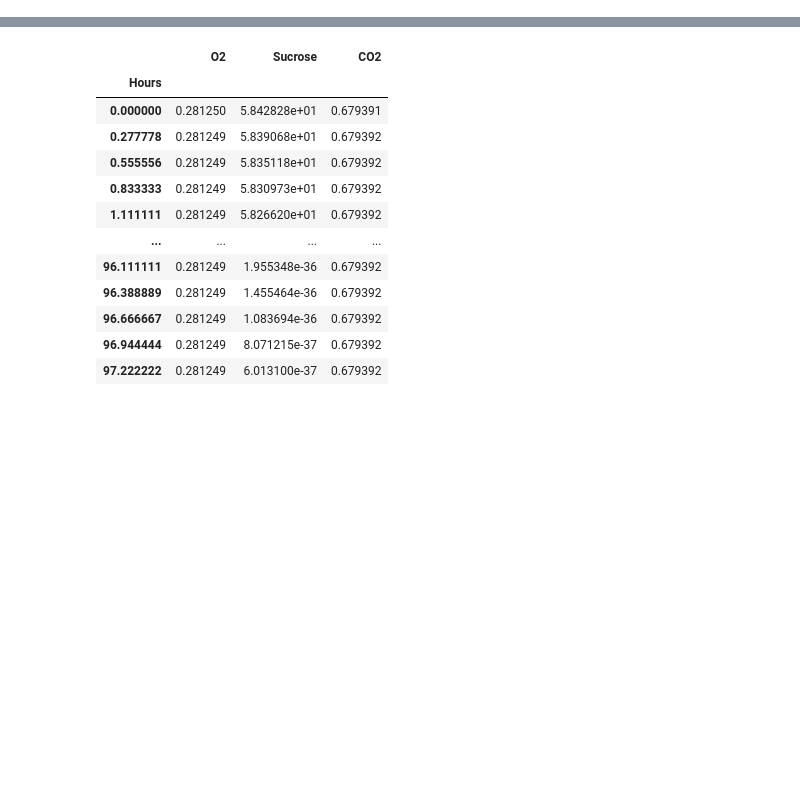
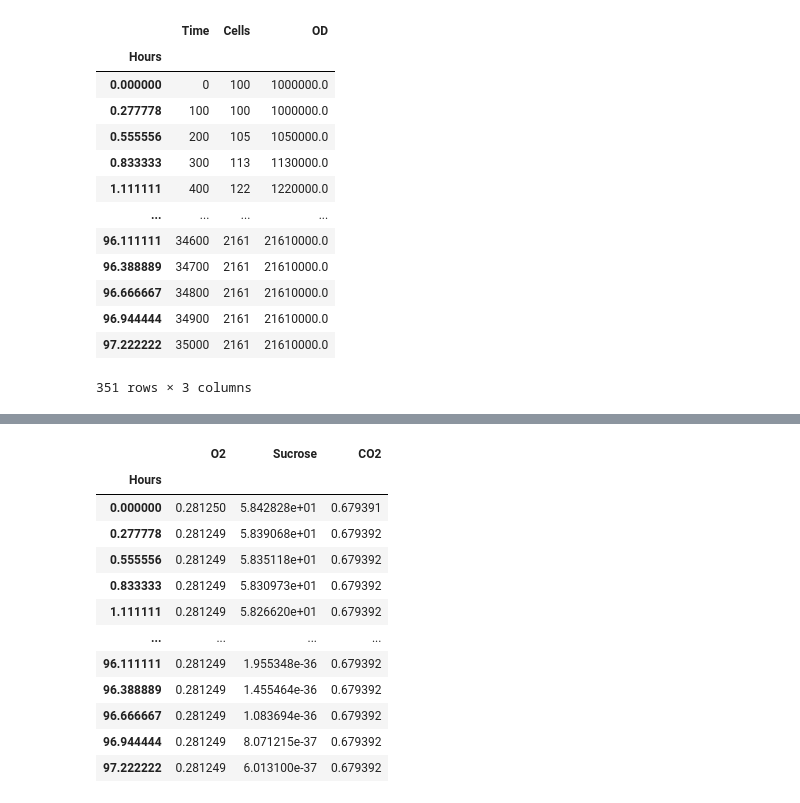
Before and after one commit to Jsakkos/nufeb-cyano-e-coli, a Jupyter notebook: notebooks/Model validation ec.ipynb, the cells around one changed output, grey strips where cells are left out. Cells and saved outputs as stored; diff of their text form; code cells hidden in the pictures; blank space fills up the shorter version.

```diff
--- a/notebooks/Model validation ec.ipynb
+++ b/notebooks/Model validation ec.ipynb
@@ -115,3 +155,20 @@ growth
+# %%
+df
+# %% [output]
+|  | Time | Cells | OD |
+| Hours |  |  |  |
+| 0.000000 | 0 | 100 | 1000000.0 |
+| 0.277778 | 100 | 100 | 1000000.0 |
+| 0.555556 | 200 | 105 | 1050000.0 |
+| 0.833333 | 300 | 113 | 1130000.0 |
+| 1.111111 | 400 | 122 | 1220000.0 |
+| ... | ... | ... | ... |
+| 96.111111 | 34600 | 2161 | 21610000.0 |
+| 96.388889 | 34700 | 2161 | 21610000.0 |
+| 96.666667 | 34800 | 2161 | 21610000.0 |
+| 96.944444 | 34900 | 2161 | 21610000.0 |
+| 97.222222 | 35000 | 2161 | 21610000.0 |
+351 rows × 3 columns
 # %%
 #f,axes = plt.subplots(nrows=4,ncols=2,figsize=(12,15))
 colors = ['#e34a33','#fdbb84','#fee8c8']
```
Also changed, not shown: parts of 25 cells of this notebook, 33 other files.
